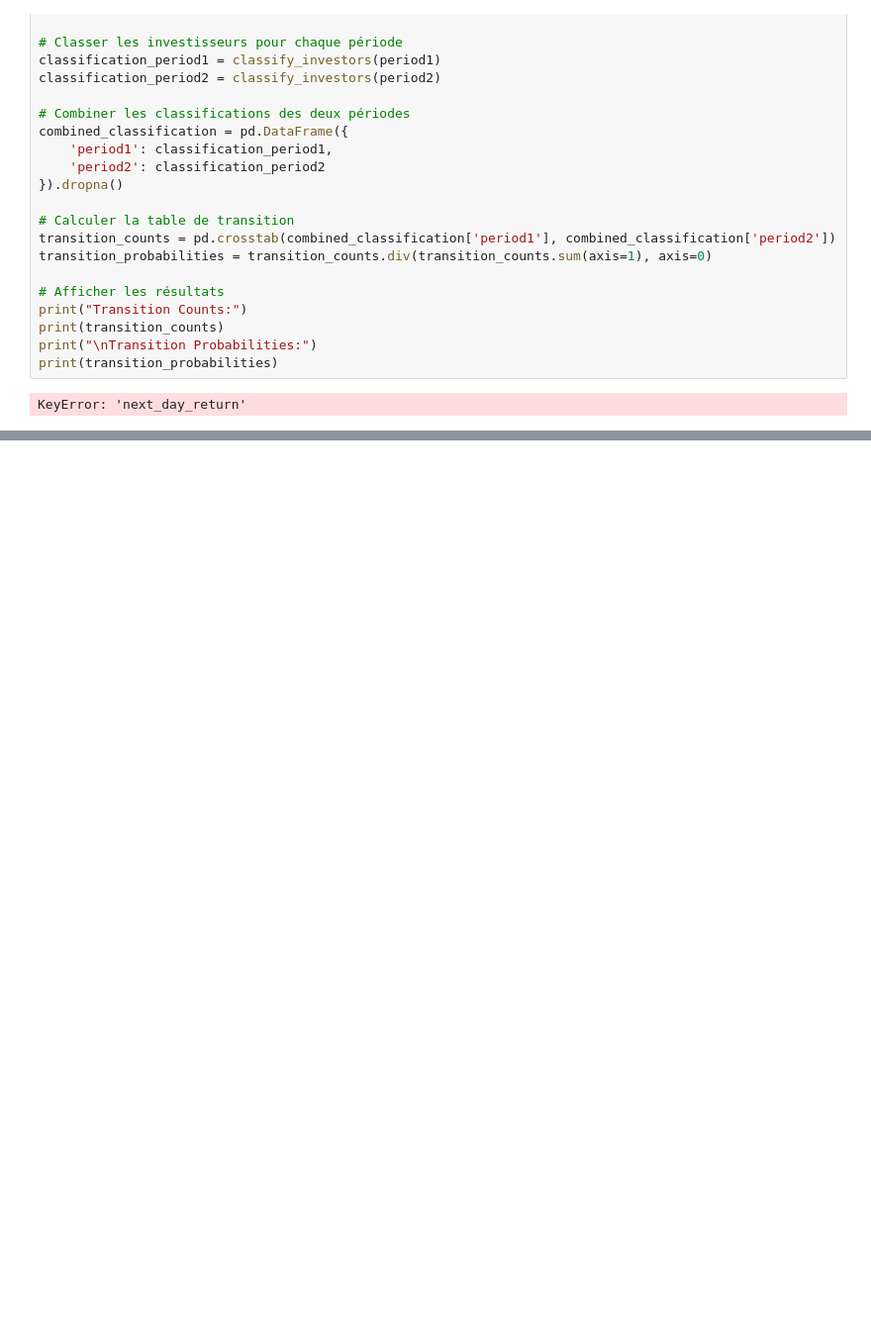
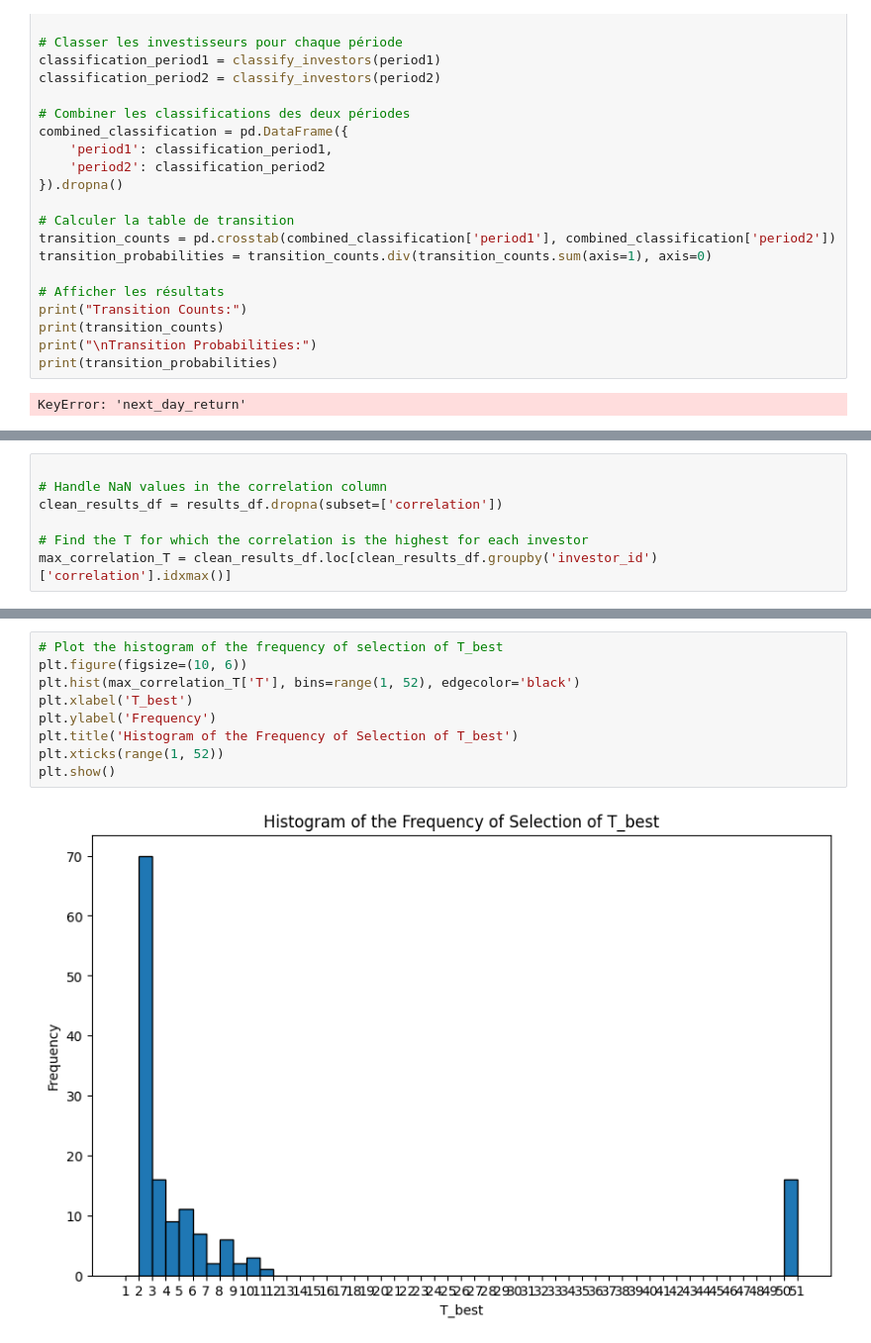
Before and after one commit to GhilesKemiche/ABM-Calibration, a Jupyter notebook: behaviour.ipynb, the cells around one changed output, grey strips where cells are left out. Shown at 99% size. Drawn from its saved outputs; the diff is of its cells as text; blank space fills up the shorter version.

```diff
--- a/behaviour.ipynb
+++ b/behaviour.ipynb
@@ -204,0 +238,7 @@ KeyError: 'next_day_return'
+# %%
+
+# Handle NaN values in the correlation column
+clean_results_df = results_df.dropna(subset=['correlation'])
+
+# Find the T for which the correlation is the highest for each investor
+max_correlation_T = clean_results_df.loc[clean_results_df.groupby('investor_id')['correlation'].idxmax()]
@@ -204,0 +259,11 @@ KeyError: 'next_day_return'
+# %%
+# Plot the histogram of the frequency of selection of T_best
+plt.figure(figsize=(10, 6))
+plt.hist(max_correlation_T['T'], bins=range(1, 52), edgecolor='black')
+plt.xlabel('T_best')
+plt.ylabel('Frequency')
+plt.title('Histogram of the Frequency of Selection of T_best')
+plt.xticks(range(1, 52))
+plt.show()
+# %% [output]
+[figure, added]
```
Also changed, not shown: parts of 6 cells of this notebook, 1 other file.
